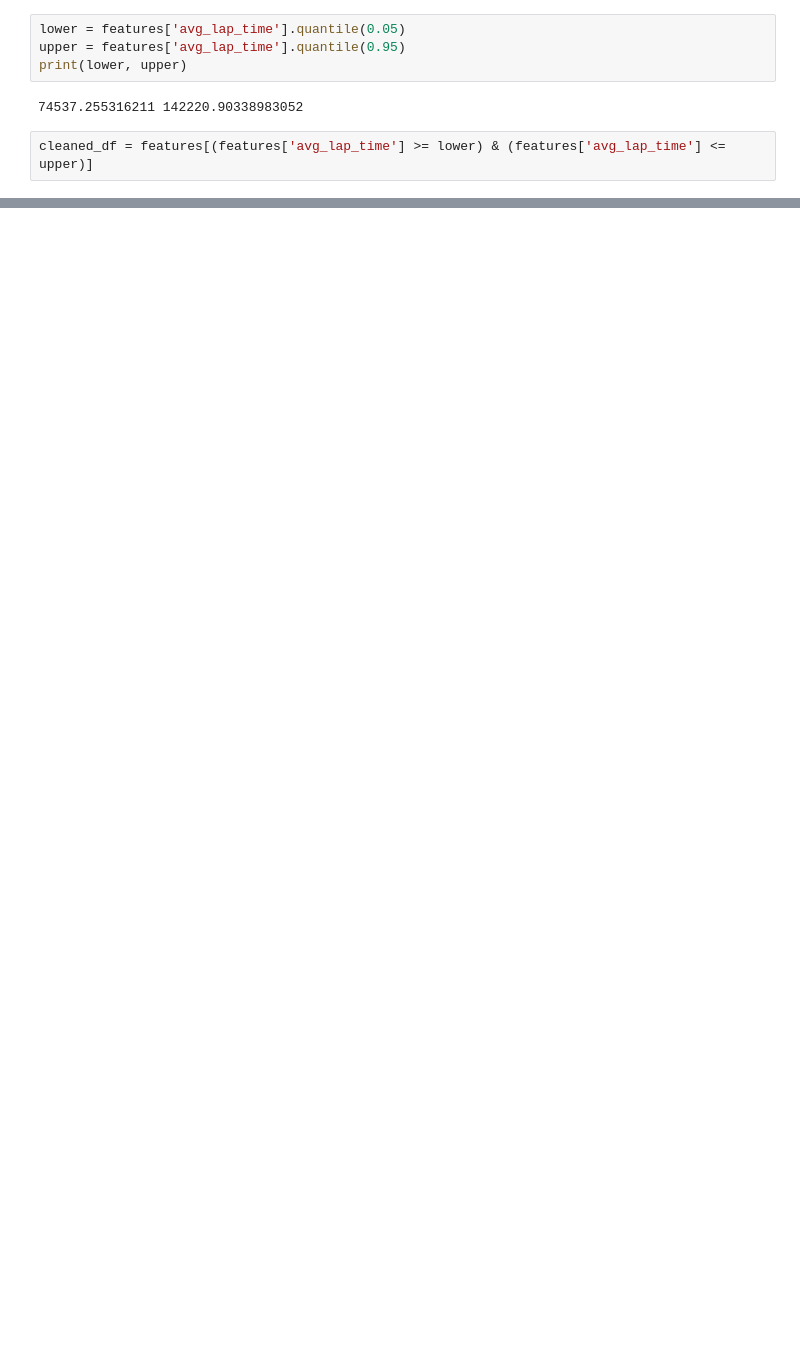
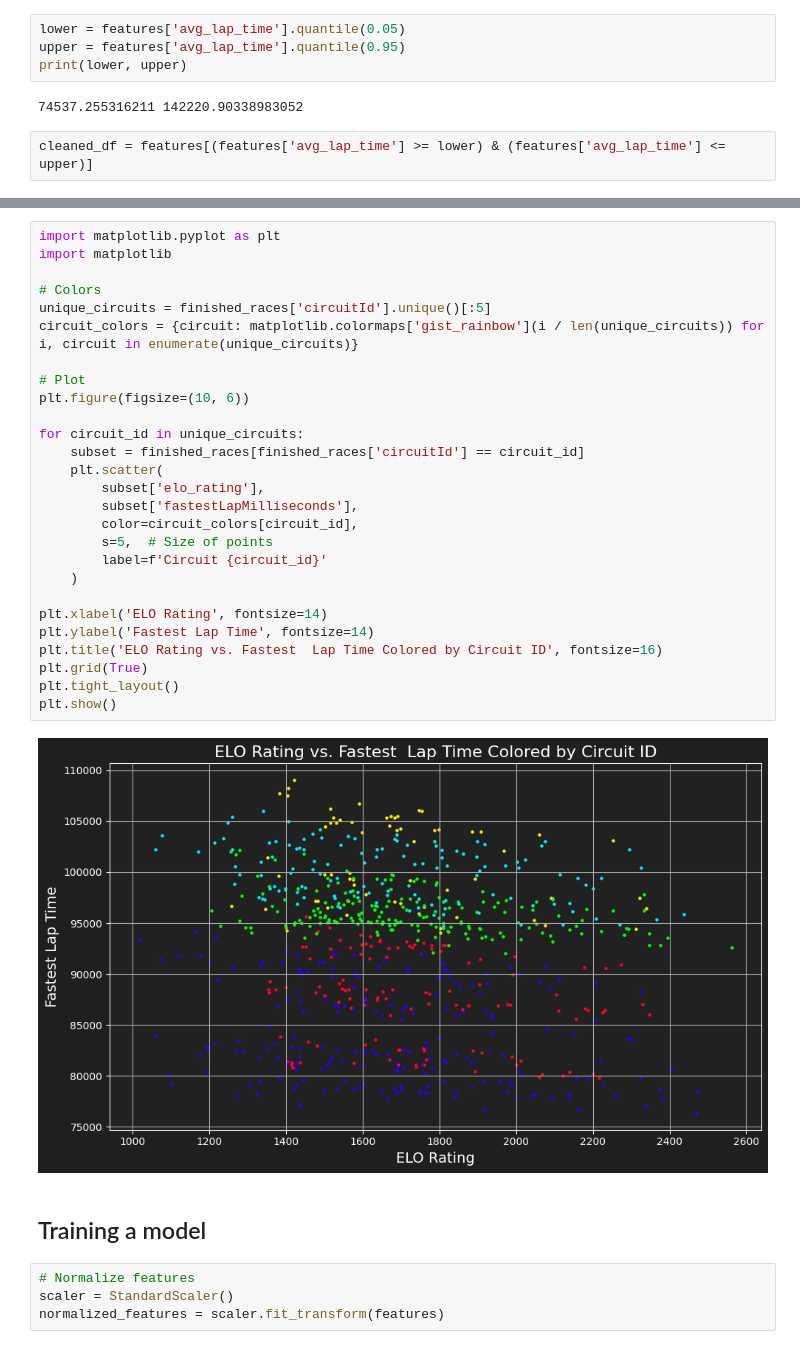
Before and after one commit to mitkonikov/f1, a Jupyter notebook: analysis_h2.ipynb, the cells around one changed output, grey strips where cells are left out. Cells and saved outputs as stored; diff of their text form; blank space fills up the shorter version.

```diff
--- a/analysis_h2.ipynb
+++ b/analysis_h2.ipynb
@@ -521,0 +685,35 @@ display(features)
+# %%
+import matplotlib.pyplot as plt
+import matplotlib
+
+# Colors
+unique_circuits = finished_races['circuitId'].unique()[:5]
+circuit_colors = {circuit: matplotlib.colormaps['gist_rainbow'](i / len(unique_circuits)) for i, circuit in enumerate(unique_circuits)}
+
+# Plot
+plt.figure(figsize=(10, 6))
+
+for circuit_id in unique_circuits:
+    subset = finished_races[finished_races['circuitId'] == circuit_id]
+    plt.scatter(
+        subset['elo_rating'],
+        subset['fastestLapMilliseconds'],
+        color=circuit_colors[circuit_id],
+        s=5,  # Size of points
+        label=f'Circuit {circuit_id}'
+    )
+
+plt.xlabel('ELO Rating', fontsize=14)
+plt.ylabel('Fastest Lap Time', fontsize=14)
+plt.title('ELO Rating vs. Fastest  Lap Time Colored by Circuit ID', fontsize=16)
+plt.grid(True)
+plt.tight_layout()
+plt.show()
+# %% [output]
+[figure, added]
+# %% [markdown]
+## Training a model
+# %%
+# Normalize features
+scaler = StandardScaler()
+normalized_features = scaler.fit_transform(features)
```
Also changed, not shown: parts of 61 cells of this notebook, 1 other file.
